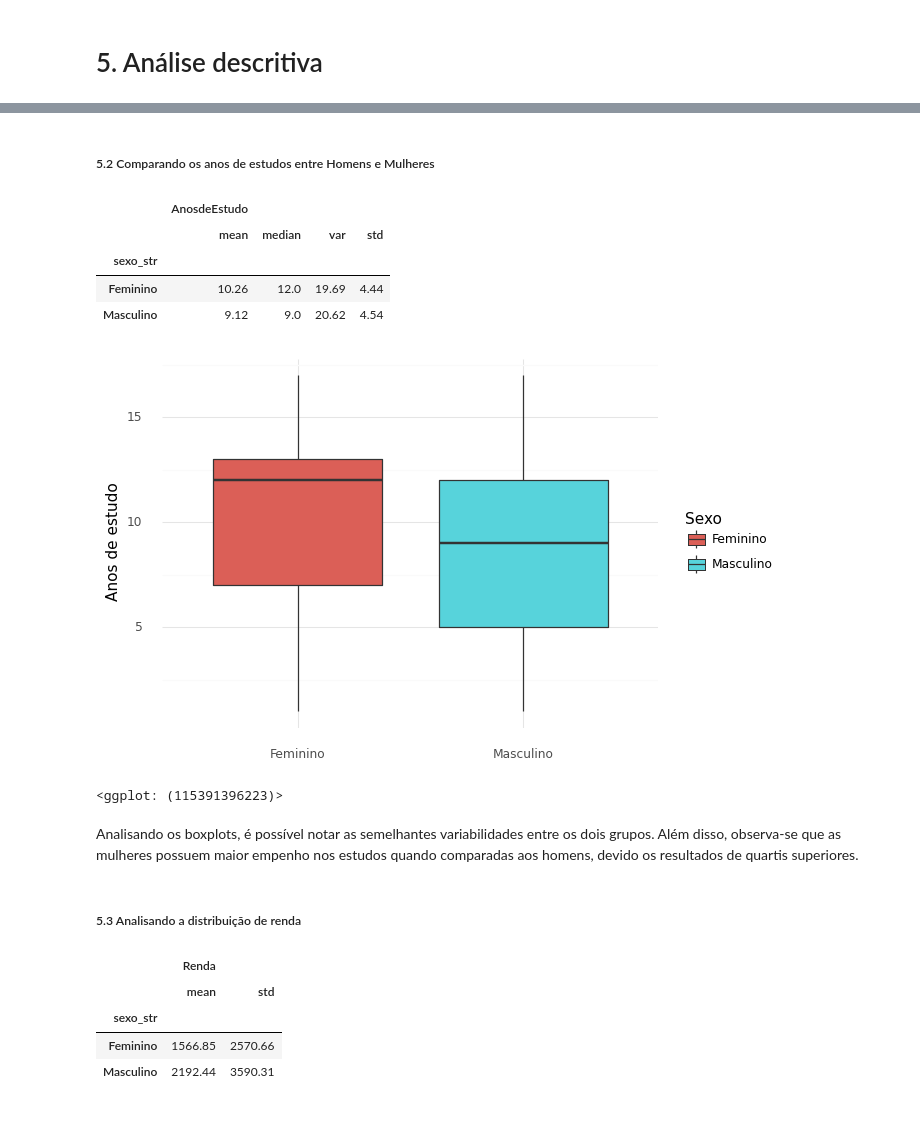
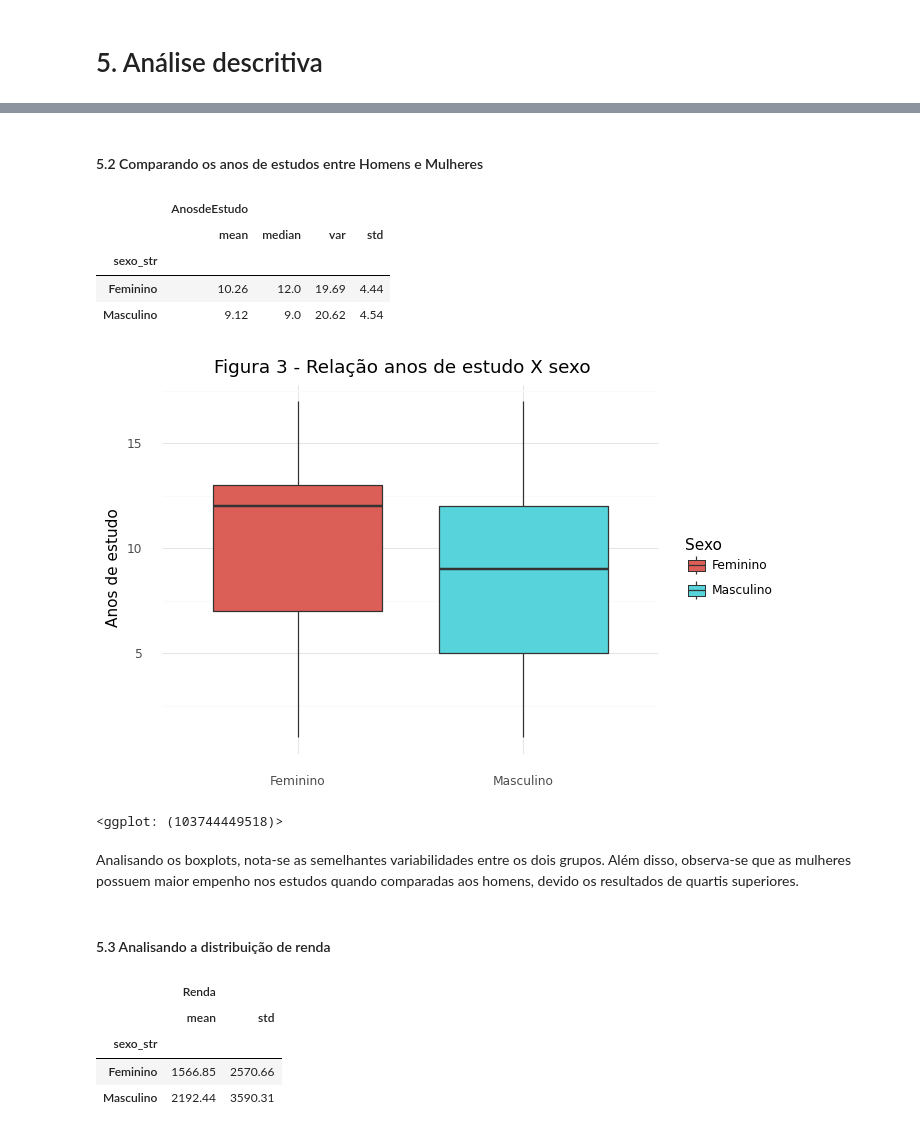
Before and after one commit to pedroogarcez/projeto_ibge, a Jupyter notebook: ibge_analise_de_dados.ipynb, the cells around one changed output, grey strips where cells are left out. Saved outputs shown, nothing was run; the diff lists cells and outputs as text; code cells hidden in the pictures.

```diff
--- a/ibge_analise_de_dados.ipynb
+++ b/ibge_analise_de_dados.ipynb
@@ -161,5 +189,5 @@ Em relação aos anos de estudos, é possivel observar as menores médias presen
 # %% [markdown]
-##### 5.2 Comparando os anos de estudos entre Homens e Mulheres
+#### 5.2 Comparando os anos de estudos entre Homens e Mulheres
 # %%
 df[['sexo_str','AnosdeEstudo']].groupby('sexo_str').agg(['mean','median','var','std'])
 # %% [output]
@@ -171,19 +199,19 @@ df[['sexo_str','AnosdeEstudo']].groupby('sexo_str').agg(['mean','median','var','
 # %%
 (ggplot(df, aes(x = "sexo_str",
                   y = "AnosdeEstudo",
                   fill = "sexo_str")) +
  theme_minimal() +
- labs(x='',fill='Sexo',y='Anos de estudo') +
+ labs(x='',fill='Sexo',y='Anos de estudo',title='Figura 3 - Relação anos de estudo X sexo') +
  geom_boxplot())
 # %% [output]
-[figure, old version]
+[figure, new version]
-<ggplot: (115391396223)>
+<ggplot: (103744449518)>
 # %% [markdown]
 <div class = text-justify>
-Analisando os boxplots, é possível notar as semelhantes variabilidades entre os dois grupos. Além disso, observa-se que as mulheres possuem maior empenho nos estudos quando comparadas aos homens, devido os resultados de quartis superiores.
+Analisando os boxplots, nota-se as semelhantes variabilidades entre os dois grupos. Além disso, observa-se que as mulheres possuem maior empenho nos estudos quando comparadas aos homens, devido os resultados de quartis superiores.
  </div>
 # %% [markdown]
-##### 5.3 Analisando a distribuição de renda
+#### 5.3 Analisando a distribuição de renda
 # %%
 # Agrupando as colunas Renda e Sexo para comparar o salário mensal entre Homens e Mulheres.
 df[['sexo_str','Renda']].groupby('sexo_str').agg(['mean','std'])
```
Also changed, not shown: parts of 25 cells of this notebook.
